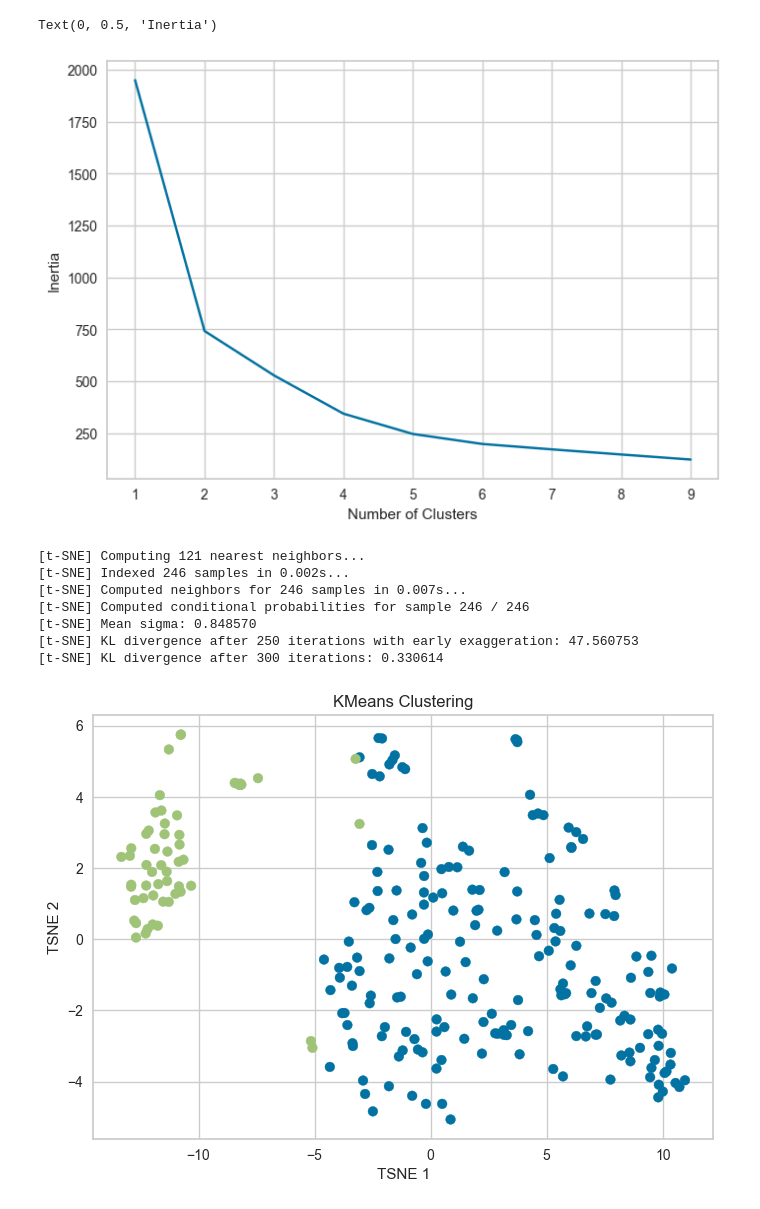
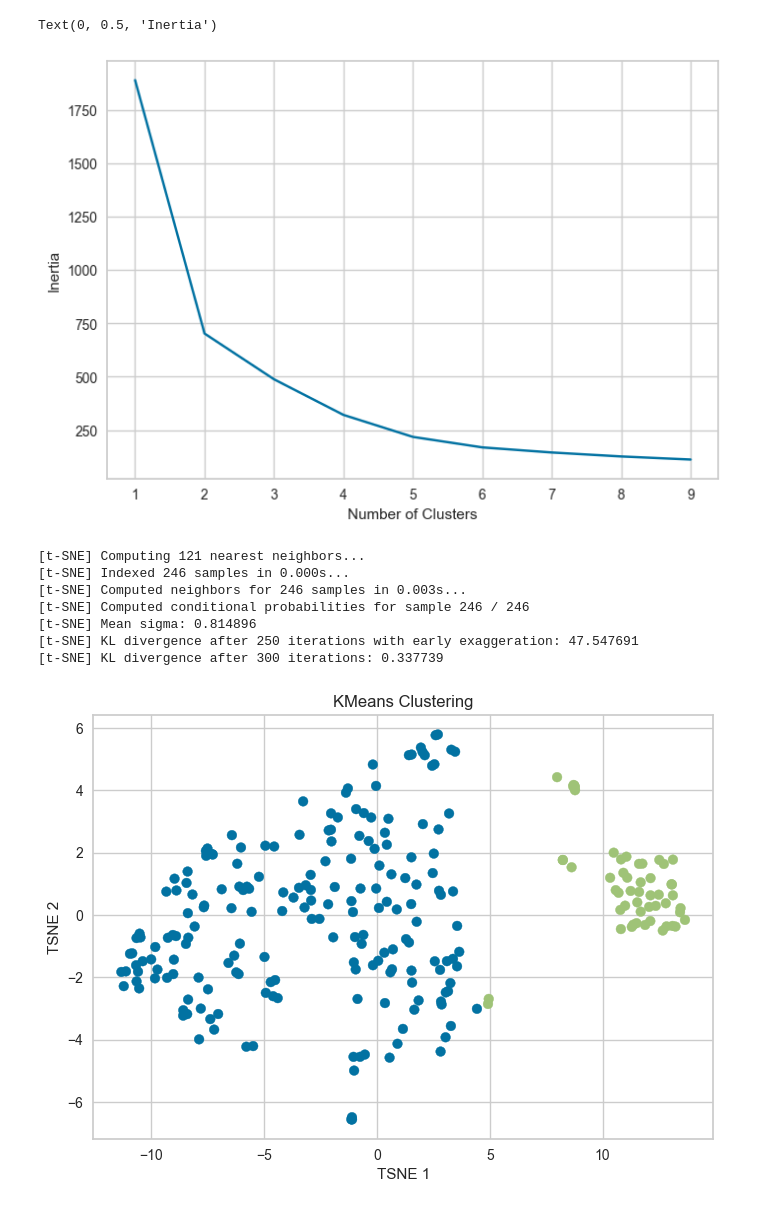
Before and after one commit to cookiebouquets/CHC-CyberPatriot-Scores-Analysis, a Jupyter notebook: analysis.ipynb, the cells around one changed output. Cells and saved outputs as stored; diff of their text form; code cells hidden in the pictures.

```diff
--- a/analysis.ipynb
+++ b/analysis.ipynb
@@ -25,6 +27,7 @@ def convert_to_numerical(data):
     numericaldata = numericaldata.drop("Division",axis = 1)
     numericaldata = numericaldata.drop("Tier", axis = 1)
     numericaldata = numericaldata.drop("Team",axis = 1)
+    numericaldata = numericaldata.drop("Total",axis = 1)
     return numericaldata
 # %%
 numericaldata = convert_to_numerical(df)
@@ -69,6 +72,6 @@ plt.colorbar()
 # %%
-platinum = df[(df["Tier"] == "Platinum")]
-platinum.head()
+platinumx = df[(df["Tier"] == "Platinum")]
+platinumx.head()
 # %% [output]
 |  | Team | Location | Division | Tier | Image Score | Cyber-Physical Challenge | Net Academy Challenge | ... |
 | 0 | 17-0008 | AL | Open | Platinum | 119 | 40.0 | 112.74 | ... |
@@ -77,7 +80,7 @@ platinum.head()
 | 5 | 17-0021 | NJ | CAP | Platinum | 110 | 48.0 | 131.65 | ... |
 | 6 | 17-0024 | NJ | CAP | Platinum | 59 | 0.0 | 63.15 | ... |
 # %%
-platinum = convert_to_numerical(platinum)
+platinum = convert_to_numerical(platinumx)
 # %%
 
 Scaled_data = np.log2(platinum + 1)
@@ -127,25 +130,25 @@ plt.xlabel("Number of Clusters")
 plt.ylabel("Inertia")
 # %% [output]
 Text(0, 0.5, 'Inertia')
-[figure, old version]
+[figure, new version]
 # %%
 model = KMeans(n_clusters= 2, n_init=50).fit(PCS)
 colors = np.array(resolve_colors(2,'yellowbrick'))
 
 tsne = TSNE(n_components=2, verbose=1, perplexity=40, n_iter=300).fit_transform(Scaled_data)
-
-
-plt.scatter(tsne[:,0],tsne[:,1],c = colors[model.labels_],cmap = "Pastel1")
+tsne_x = pd.DataFrame(tsne,columns = ["TSNE1","TSNE2"])
+tsne_x["team"] = platinumx["Team"]
+plt.scatter(tsne_x["TSNE1"],tsne_x["TSNE2"],c = colors[model.labels_],cmap = "Pastel1")
 plt.title("KMeans Clustering")
 plt.xlabel("TSNE 1")
 plt.ylabel("TSNE 2")
 plt.show()
 # %% [output]
 [t-SNE] Computing 121 nearest neighbors...
-[t-SNE] Indexed 246 samples in 0.002s...
-[t-SNE] Computed neighbors for 246 samples in 0.007s...
+[t-SNE] Indexed 246 samples in 0.000s...
+[t-SNE] Computed neighbors for 246 samples in 0.003s...
 [t-SNE] Computed conditional probabilities for sample 246 / 246
-[t-SNE] Mean sigma: 0.848570
-[t-SNE] KL divergence after 250 iterations with early exaggeration: 47.560753
-[t-SNE] KL divergence after 300 iterations: 0.330614
+[t-SNE] Mean sigma: 0.814896
+[t-SNE] KL divergence after 250 iterations with early exaggeration: 47.547691
+[t-SNE] KL divergence after 300 iterations: 0.337739
-[figure, old version]
+[figure, new version]
```
Also changed, not shown: parts of 6 cells of this notebook.
